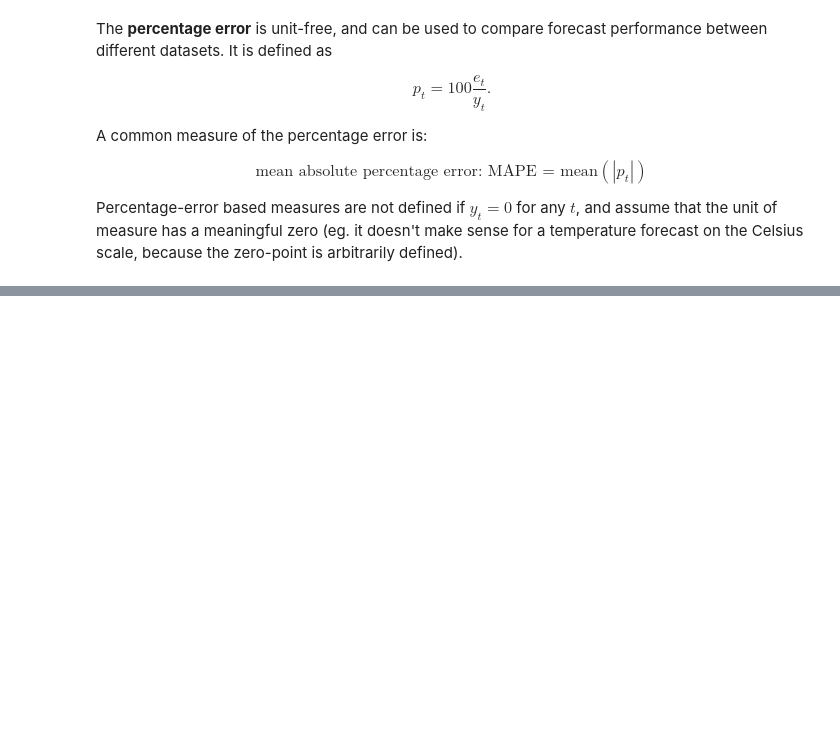
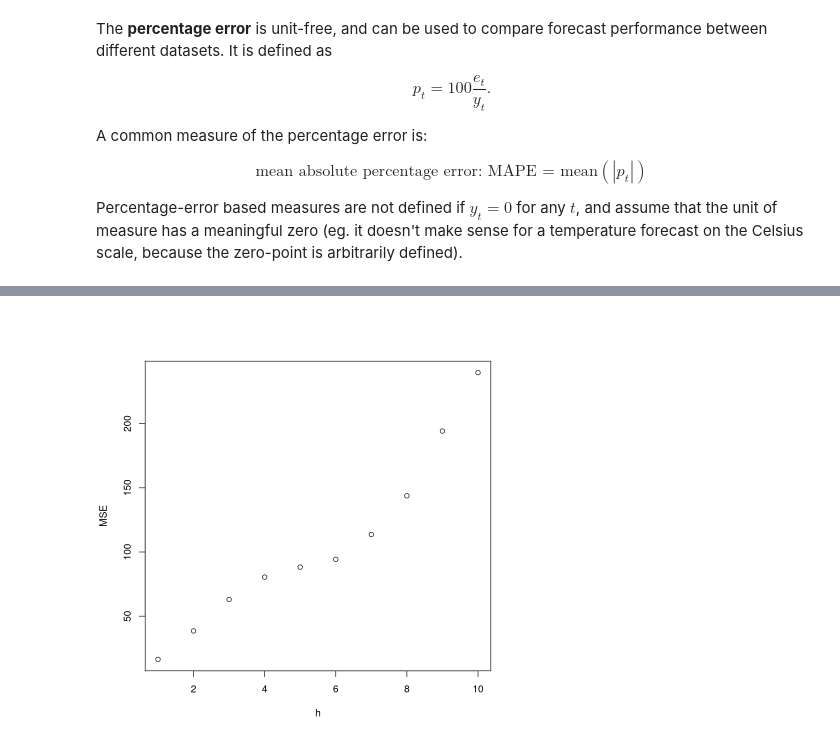
Before and after one commit to al-jshen/learnts, a Jupyter notebook: fpp/ch3.ipynb, the cells around one changed output, grey strips where cells are left out. Saved outputs shown, nothing was run; the diff lists cells and outputs as text; code cells hidden in the pictures; blank space fills up the shorter version.

```diff
--- a/fpp/ch3.ipynb
+++ b/fpp/ch3.ipynb
@@ -233,0 +290,3 @@ Percentage-error based measures are not defined if $y_t=0$ for any $t$, and assu
+# %%
+e <- tsCV(tail(goog200, 20), rwf, h=10) # offset of 10
+e
@@ -233,0 +312,4 @@ Percentage-error based measures are not defined if $y_t=0$ for any $t$, and assu
+# %%
+e^2 %>% colMeans(na.rm=TRUE) %>% plot(xlab='h', ylab='MSE')
+# %% [output]
+[figure, added]
```
Also changed, not shown: parts of 6 cells of this notebook, 1 other file.
